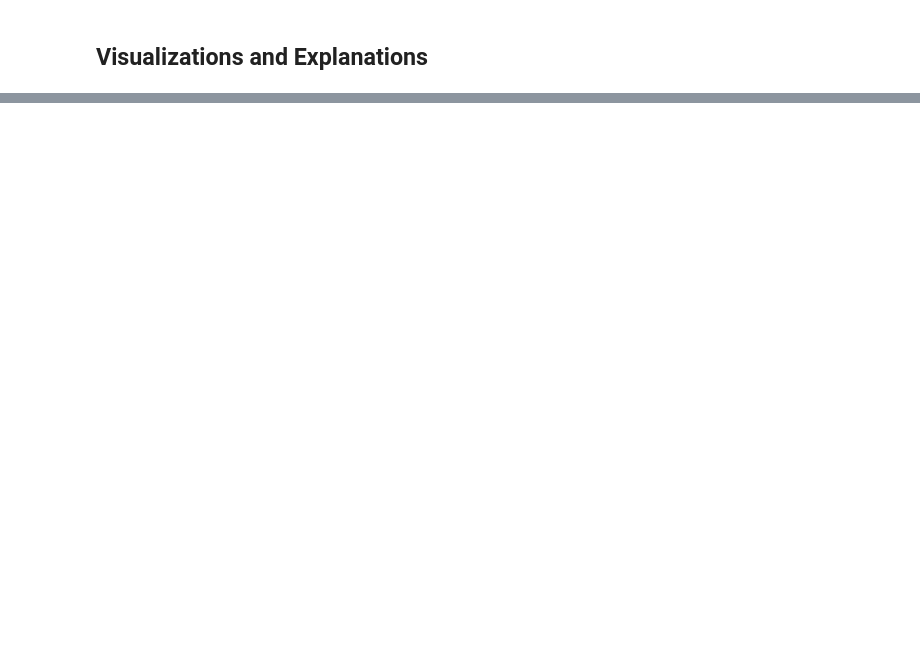
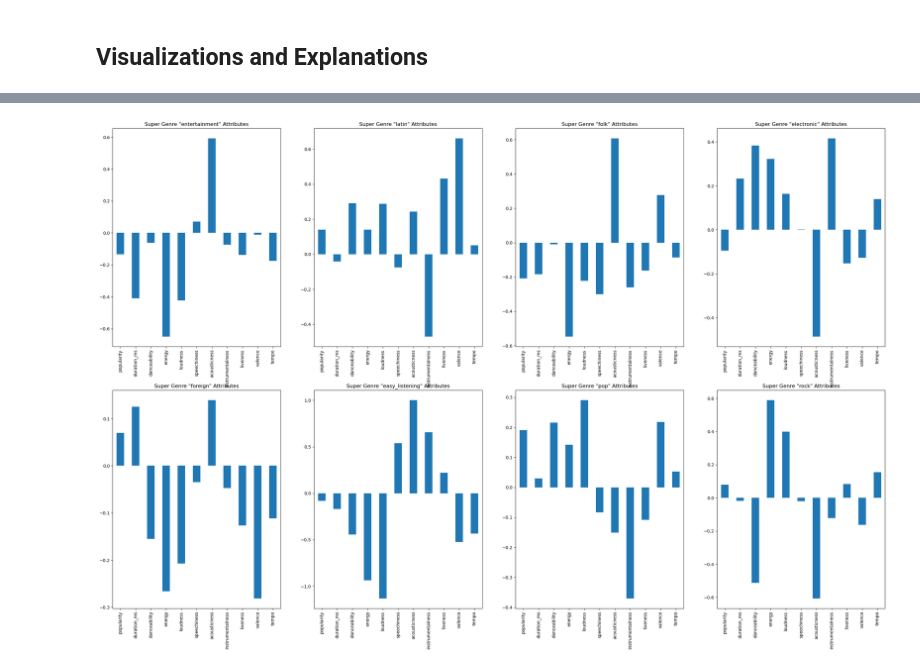
Before and after one commit to cjsyndergaard/project_486, a Jupyter notebook: project_clean.ipynb, the cells around one changed output, grey strips where cells are left out. Cells and saved outputs as stored; diff of their text form; code cells hidden in the pictures; blank space fills up the shorter version.

```diff
--- a/project_clean.ipynb
+++ b/project_clean.ipynb
@@ -161,9 +254,8 @@ plt.ylabel('Dim 2')
 # %% [markdown]
 ## Visualizations and Explanations
 # %%
-num_vars = ['popularity', 'duration_ms', 'danceability', 'energy', 'loudness', 'speechiness', 'acousticness', 'instrumentalness', 'liveness', 'valence', 'tempo']
-xvis = pd.DataFrame(MinMaxScaler().fit_transform(xtrain.loc[:,num_vars]))
+xvis = xtrain.loc[:,num_vars]
 xvis.columns = num_vars
 xvis['genre'] = ytrain_sup
 xvis['cluster'] = ytrain_clust
-xvis = xvis.dropna()
+# xvis = xvis.dropna()
@@ -187,3 +294,11 @@ for i in range(8):
     temp = pd.DataFrame(summaries_clust[i])
     temp.plot.bar(title=f'Cluster "{i}" Attributes', legend=False)
     plt.savefig(f'figures/attributes/cluster_{i}.png', bbox_inches = "tight")
+# %%
+f, axs = plt.subplots(2,4,figsize=(32,20))
+for i in range(len(gen)):
+    temp = pd.DataFrame(summaries_gen[gen[i]])
+    temp.plot.bar(ax=axs[i//4, i%4],title=f'Super Genre "{gen[i]}" Attributes', legend=False)
+f.savefig('figures/attributes/super_genre.png', bbox_inches='tight')
+# %% [output]
+[figure, added]
```
Also changed, not shown: parts of 28 cells of this notebook, 36 other files.
